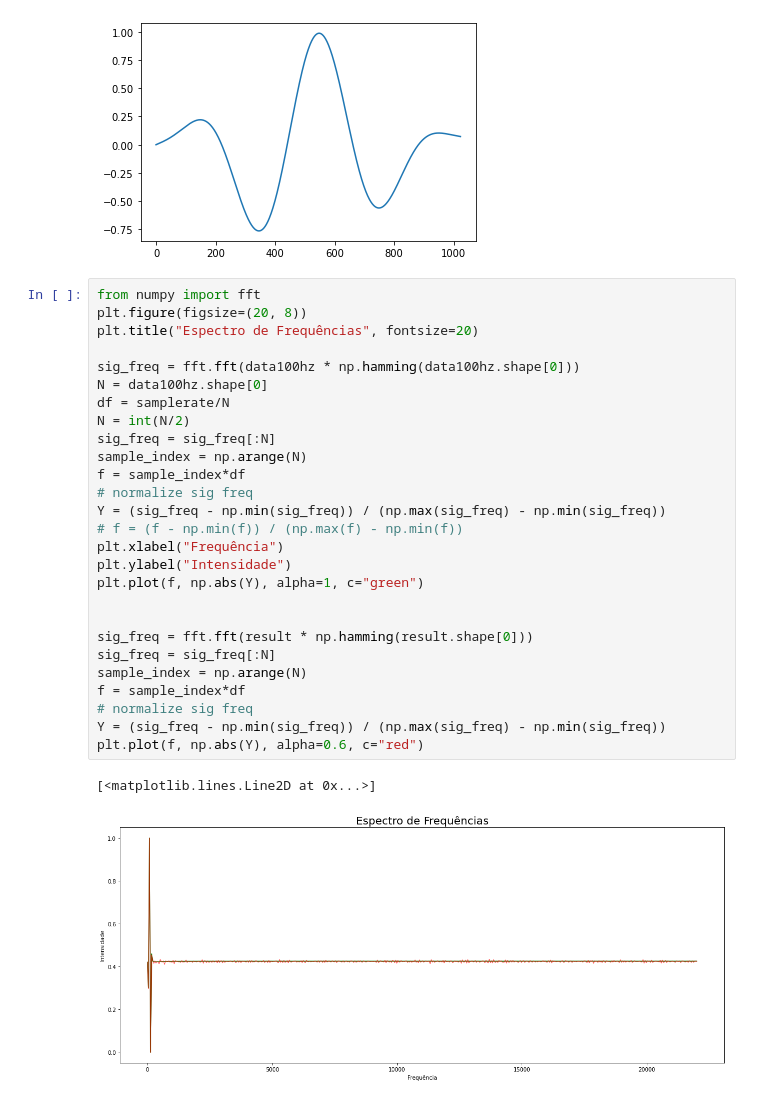
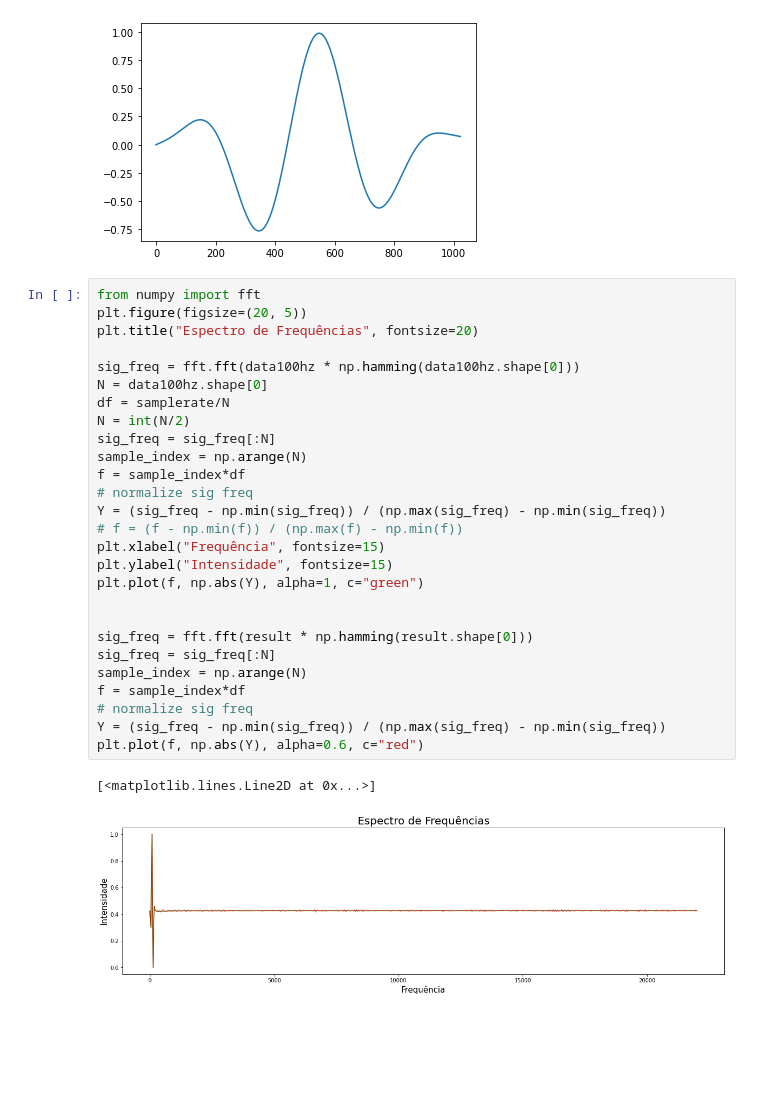
Before and after one commit to REIS0/Mugi, a Jupyter notebook: ea.ipynb, the cells around one changed output. Saved outputs shown, nothing was run; the diff lists cells and outputs as text; blank space fills up the shorter version.

```diff
--- a/ea.ipynb
+++ b/ea.ipynb
@@ -190,31 +209,31 @@ plt.plot(data100hz * np.hamming(len(data100hz)))
 [figure]
 # %%
 from numpy import fft
-plt.figure(figsize=(20, 8))
+plt.figure(figsize=(20, 5))
 plt.title("Espectro de Frequências", fontsize=20)
 
 sig_freq = fft.fft(data100hz * np.hamming(data100hz.shape[0]))
 N = data100hz.shape[0]
 df = samplerate/N
 N = int(N/2)
 sig_freq = sig_freq[:N]
 sample_index = np.arange(N)
 f = sample_index*df
 # normalize sig freq
 Y = (sig_freq - np.min(sig_freq)) / (np.max(sig_freq) - np.min(sig_freq))
 # f = (f - np.min(f)) / (np.max(f) - np.min(f))
-plt.xlabel("Frequência")
-plt.ylabel("Intensidade")
+plt.xlabel("Frequência", fontsize=15)
+plt.ylabel("Intensidade", fontsize=15)
 plt.plot(f, np.abs(Y), alpha=1, c="green")
 
 
 sig_freq = fft.fft(result * np.hamming(result.shape[0]))
 sig_freq = sig_freq[:N]
 sample_index = np.arange(N)
 f = sample_index*df
 # normalize sig freq
 Y = (sig_freq - np.min(sig_freq)) / (np.max(sig_freq) - np.min(sig_freq))
 plt.plot(f, np.abs(Y), alpha=0.6, c="red")
 # %% [output]
 [<matplotlib.lines.Line2D at 0x...>]
-[figure, old version]
+[figure, new version]
```
Also changed, not shown: parts of 10 cells of this notebook.
